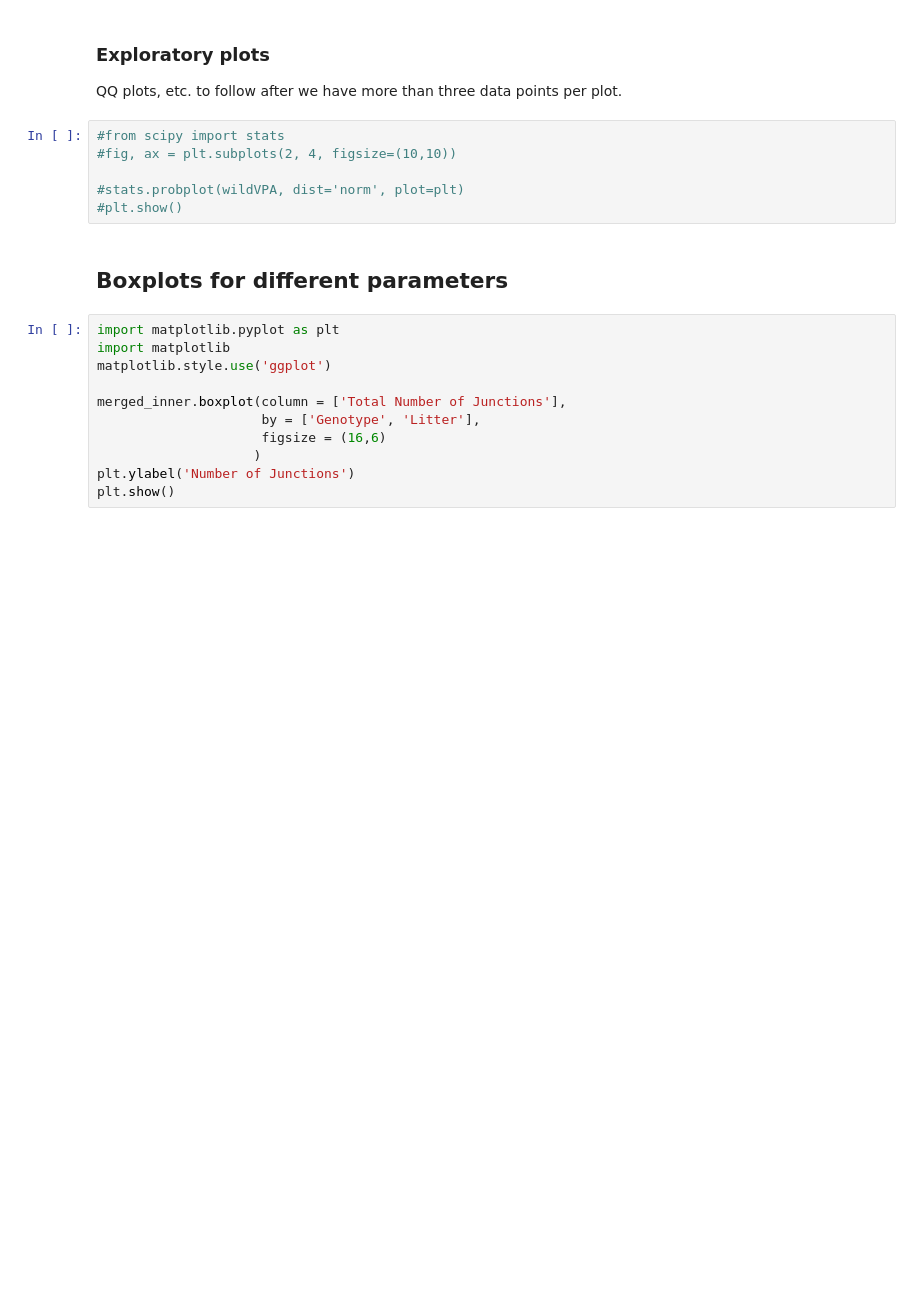
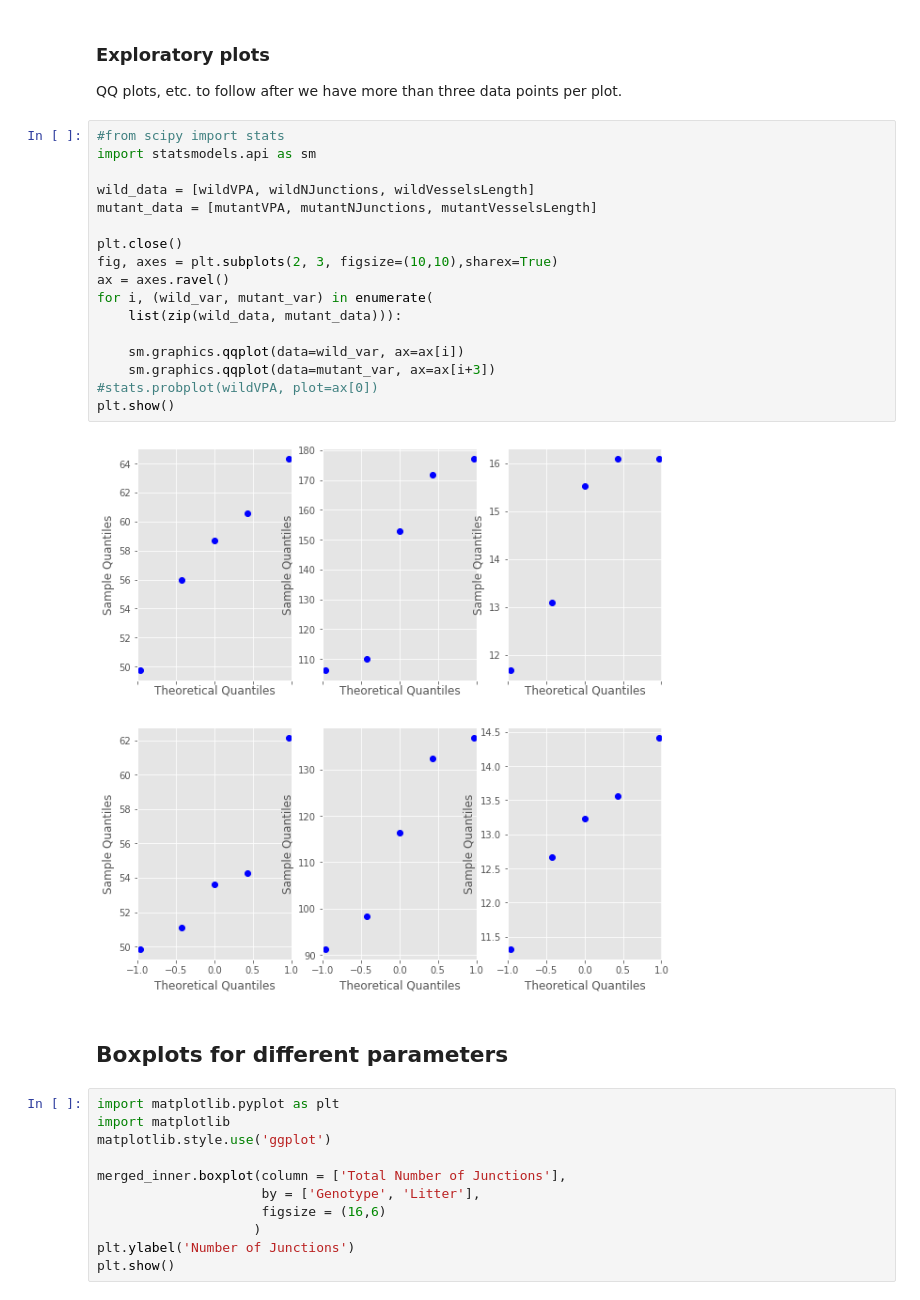
Before and after one commit to MixedIndentations/Angiogenesis-Density, a Jupyter notebook: RetinalCells-PairedTtest.ipynb, the cells around one changed output. Drawn from its saved outputs; the diff is of its cells as text; blank space fills up the shorter version.

```diff
--- a/RetinalCellsWithAngioTool.ipynb
+++ b/RetinalCells-PairedTtest.ipynb
@@ -246,12 +328,25 @@ N End Points:  Ttest_relResult(statistic=-0.54862898000418736, pvalue=0.61244390
 ### Exploratory plots
 
 QQ plots, etc. to follow after we have more than three data points per plot.
-# %%
-#from scipy import stats
-#fig, ax = plt.subplots(2, 4, figsize=(10,10))
-
-#stats.probplot(wildVPA, dist='norm', plot=plt)
-#plt.show()
+# %%
+#from scipy import stats
+import statsmodels.api as sm
+
+wild_data = [wildVPA, wildNJunctions, wildVesselsLength]
+mutant_data = [mutantVPA, mutantNJunctions, mutantVesselsLength]
+
+plt.close()
+fig, axes = plt.subplots(2, 3, figsize=(10,10),sharex=True)
+ax = axes.ravel()
+for i, (wild_var, mutant_var) in enumerate(
+    list(zip(wild_data, mutant_data))):
+
+    sm.graphics.qqplot(data=wild_var, ax=ax[i])
+    sm.graphics.qqplot(data=mutant_var, ax=ax[i+3])
+#stats.probplot(wildVPA, plot=ax[0])
+plt.show()
+# %% [output]
+[figure, added]
 # %% [markdown]
 ## Boxplots for different parameters
 # %%
```
Also changed, not shown: parts of 44 cells of this notebook.
